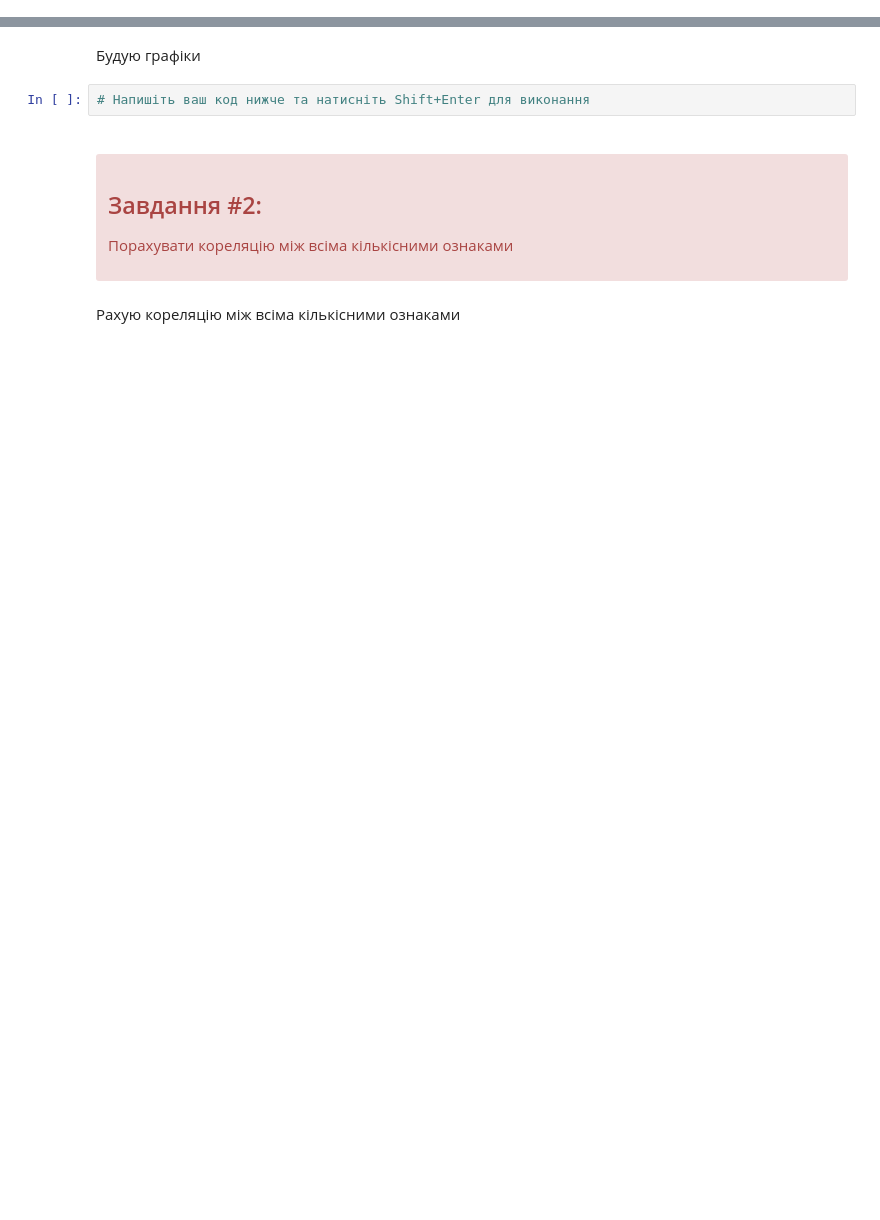
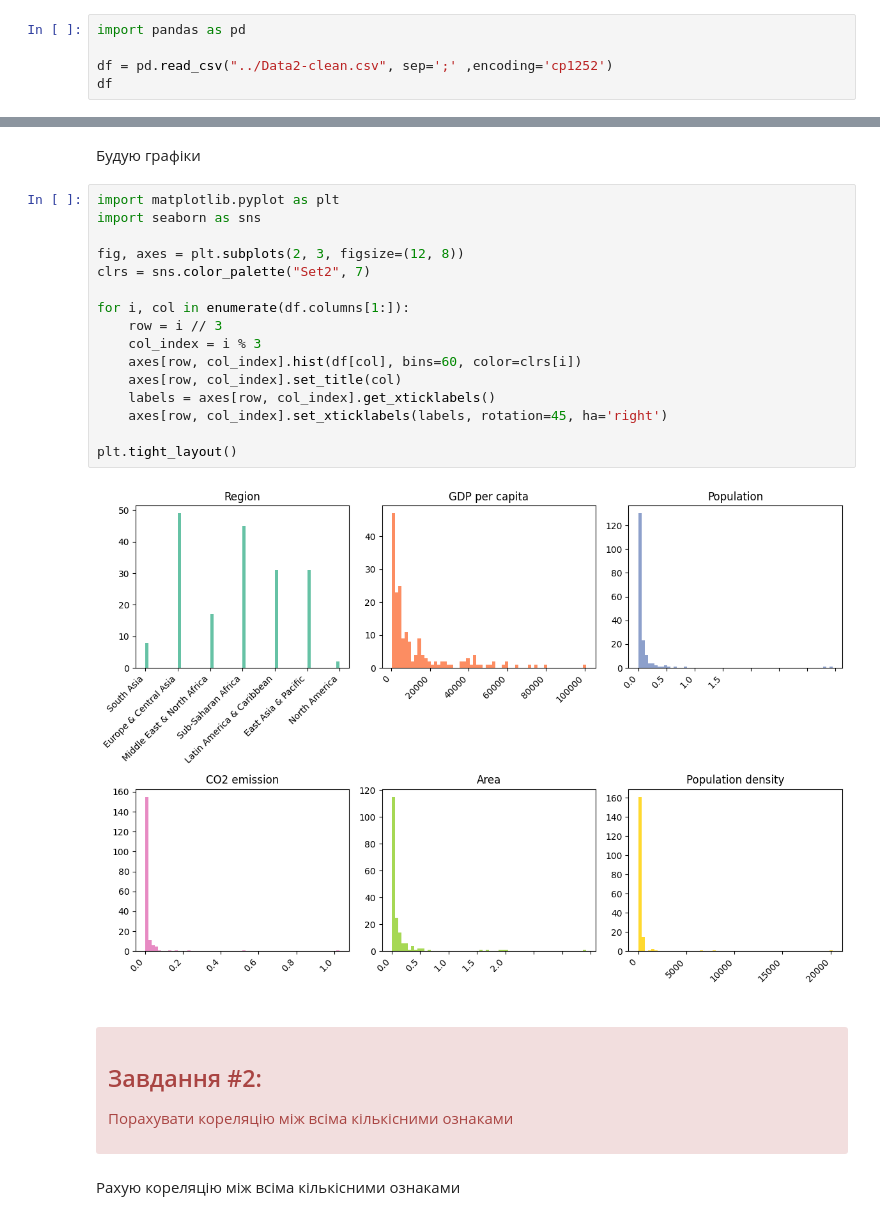
Before and after one commit to smoklien/kpi-machine-learning, a Jupyter notebook: python-2/src/main.ipynb, the cells around one changed output, grey strips where cells are left out. Drawn from its saved outputs; the diff is of its cells as text; blank space fills up the shorter version.

```diff
--- a/python-2/src/main.ipynb
+++ b/python-2/src/main.ipynb
@@ -37,0 +36,5 @@
+# %%
+import pandas as pd
+
+df = pd.read_csv("../Data2-clean.csv", sep=';' ,encoding='cp1252')
+df
@@ -38,7 +66,23 @@
 # %% [markdown]
 Будую графіки
-# %%
-# Напишіть ваш код нижче та натисніть Shift+Enter для виконання
+# %%
+import matplotlib.pyplot as plt
+import seaborn as sns
+
+fig, axes = plt.subplots(2, 3, figsize=(12, 8))
+clrs = sns.color_palette("Set2", 7)
+
+for i, col in enumerate(df.columns[1:]):
+    row = i // 3
+    col_index = i % 3
+    axes[row, col_index].hist(df[col], bins=60, color=clrs[i])
+    axes[row, col_index].set_title(col)
+    labels = axes[row, col_index].get_xticklabels()
+    axes[row, col_index].set_xticklabels(labels, rotation=45, ha='right')
+
+plt.tight_layout()
+# %% [output]
+[figure, added]
 # %% [markdown]
 <a name="task2"></a>
 <div class="alert alert-danger alertdanger" style="margin-top: 20px">
```
Also changed, not shown: parts of 32 cells of this notebook, 3 other files.
